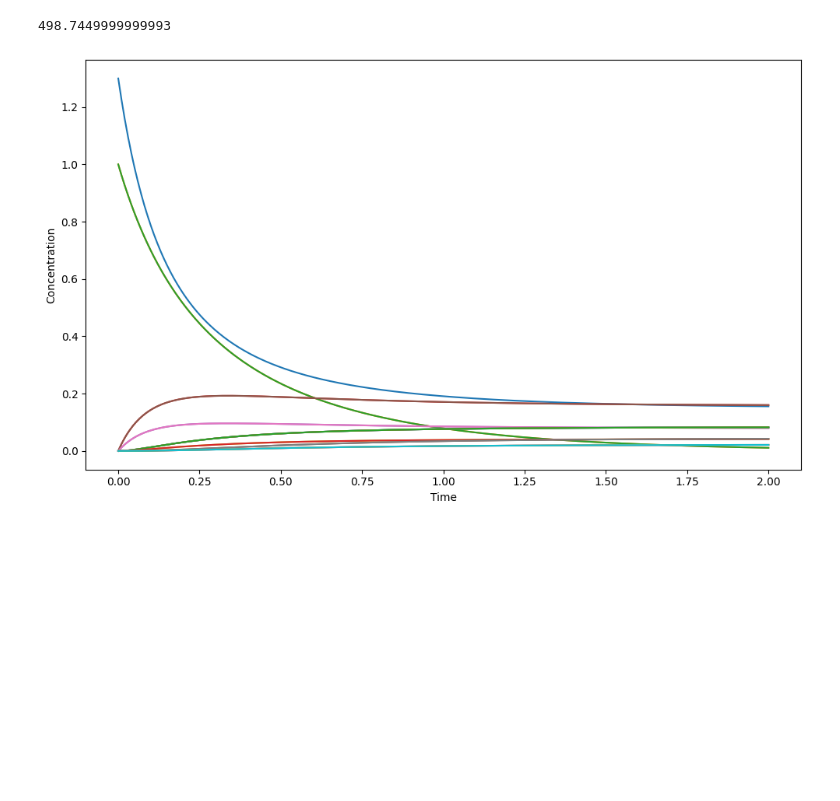
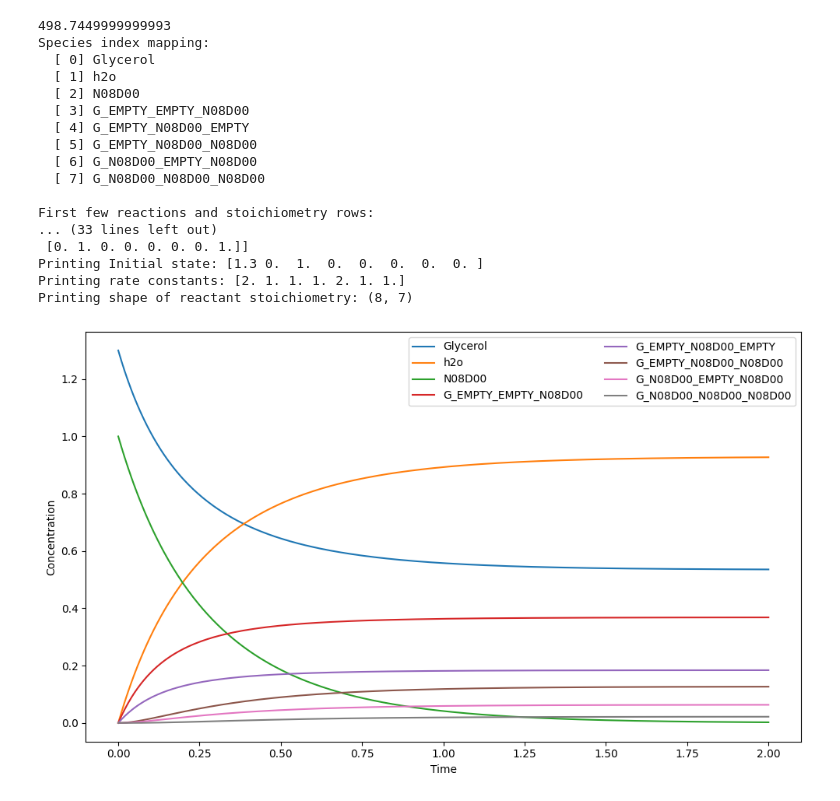
Before and after one commit to isaac-perez7053/GLYZE, a Jupyter notebook: testing.ipynb, the cells around one changed output. Cells and saved outputs as stored; diff of their text form; code cells hidden in the pictures; blank space fills up the shorter version.

Commit message:
chem processing changed

```diff
--- a/testing.ipynb
+++ b/testing.ipynb
@@ -1,27 +1,43 @@
 # %%
 # testing esterification
 from glyze import FattyAcid, Glyceride, ChemReactSim
 
 fa7 = FattyAcid(length=7)
 fa8 = FattyAcid(length=8)
 fa9 = FattyAcid(length=9)
 fa10 = FattyAcid(length=10)
 fa11 = FattyAcid(length=11)
 fa12 = FattyAcid(length=12)
 fm7 = fa7.molar_mass
 fm10 = fa10.molar_mass
 mct = Glyceride(sn=(fa8, fa8, fa10))
 mctm = mct.molar_mass
 print(mctm)
 
 # sim = ChemReactSim.p_kinetic_esterification(list_of_fa=[fa7, fa8, fa9, fa10, fa11, fa12], initial_conc = [110, 7.5, 22.4, 29.5, 21.2, 13.7, 5.8], chem_flag=True)
 # sim = ChemReactSim.p_kinetic_esterification(list_of_fa=[fatty_acid1, fatty_acid2, fatty_acid3, fatty_acid4, fatty_acid5, fatty_acid6], initial_conc = [1,1,1,1,1,1,1], chem_flag=True)
 # sim.overall_order = 2.
-sim = ChemReactSim.p_kinetic_esterification(list_of_fa=[fa8, fa10], initial_conc = [1.3, 1, 1], chem_flag=True)
+sim = ChemReactSim.p_kinetic_esterification(list_of_fa=[fa8], initial_conc = [1.3, 1], chem_flag=True)
 sol = sim.solve(t_span=(0.0, 2))
 # y_t2 = sol.sol(2.0)  # returns full state vector at t=2
 # print(y_t2)
 sim.plot(sol=sol)
 # %% [output]
 498.7449999999993
+Species index mapping:
+  [ 0] Glycerol
+  [ 1] h2o
+  [ 2] N08D00
+  [ 3] G_EMPTY_EMPTY_N08D00
+  [ 4] G_EMPTY_N08D00_EMPTY
+  [ 5] G_EMPTY_N08D00_N08D00
+  [ 6] G_N08D00_EMPTY_N08D00
+  [ 7] G_N08D00_N08D00_N08D00
+
+First few reactions and stoichiometry rows:
+... (33 lines left out)
+ [0. 1. 0. 0. 0. 0. 0. 1.]]
+Printing Initial state: [1.3 0.  1.  0.  0.  0.  0.  0. ]
+Printing rate constants: [2. 1. 1. 1. 2. 1. 1.]
+Printing shape of reactant stoichiometry: (8, 7)
-[figure, old version]
+[figure, new version]
```
Also changed, not shown: 1 other file.
